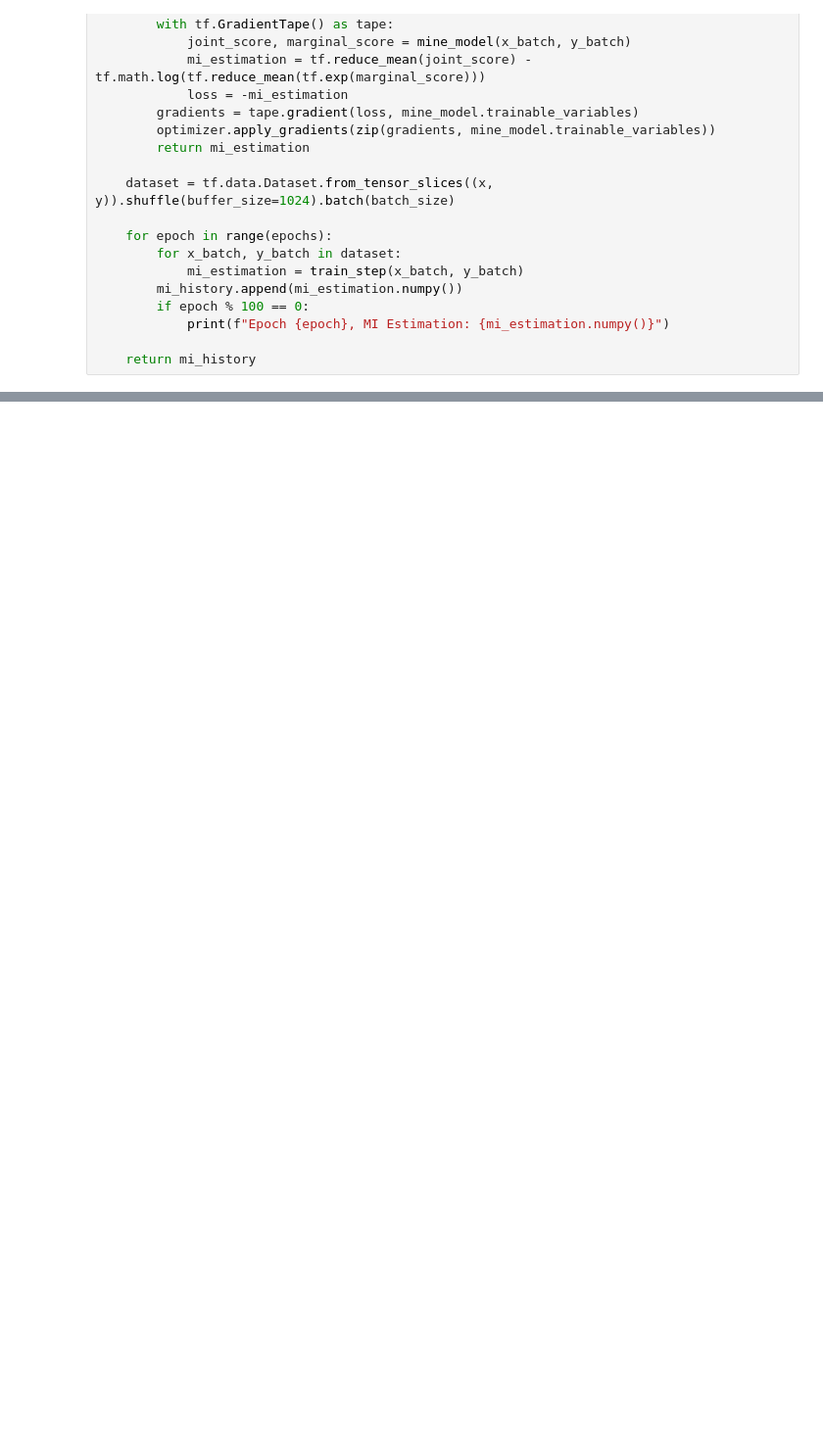
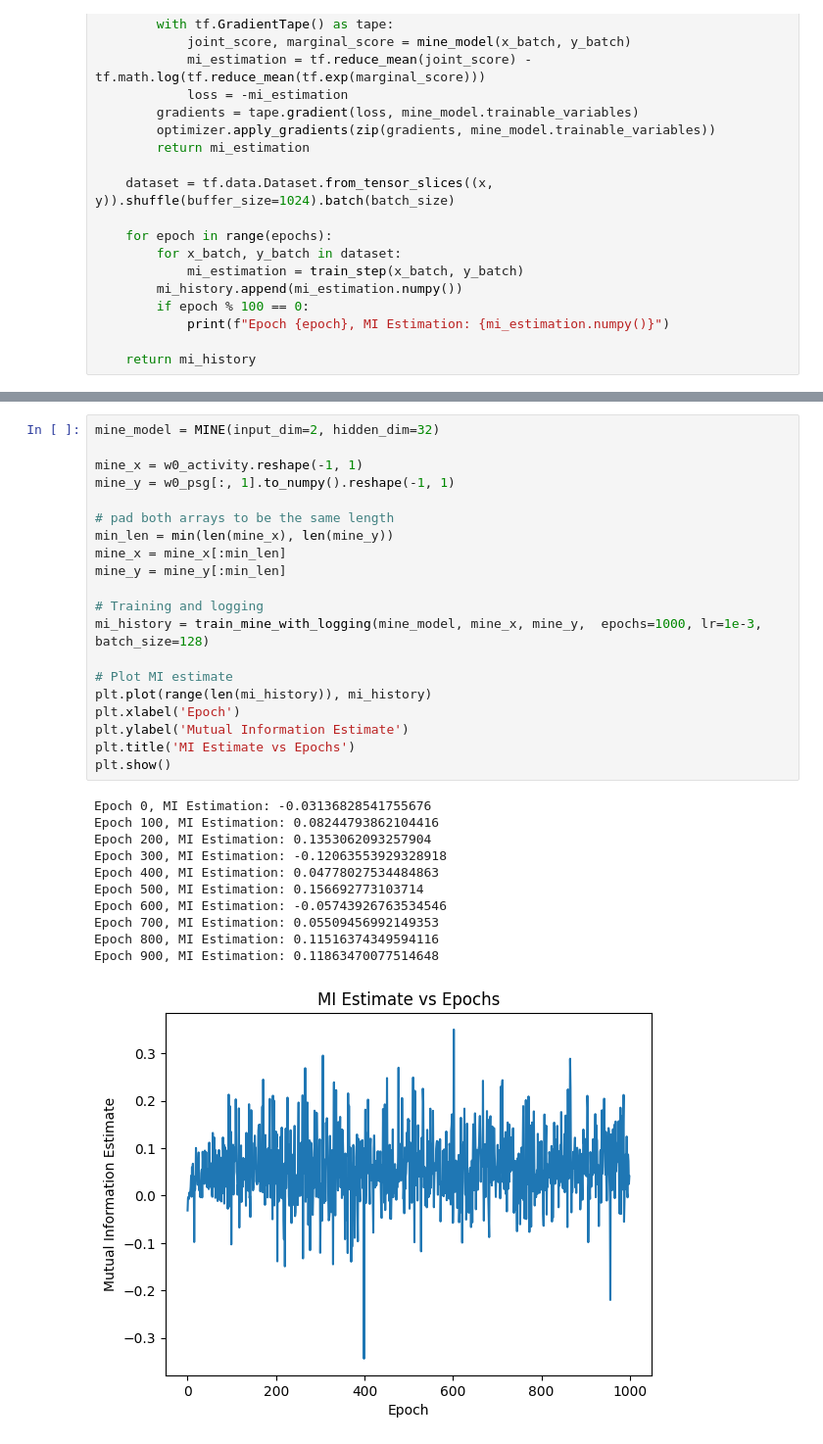
Before and after one commit to Arcascope/pisces, a Jupyter notebook: examples/RGB_Spectrograms/info_gain.ipynb, the cells around one changed output, grey strips where cells are left out. Shown at 98% size. Drawn from its saved outputs; the diff is of its cells as text; blank space fills up the shorter version.

Commit message:
add some stuff about information gain

```diff
--- a/examples/RGB_Spectrograms/info_gain.ipynb
+++ b/examples/RGB_Spectrograms/info_gain.ipynb
@@ -157,0 +169,32 @@ Epoch 900, MI Estimation: 0.9776821136474609
+# %%
+mine_model = MINE(input_dim=2, hidden_dim=32)
+
+mine_x = w0_activity.reshape(-1, 1)
+mine_y = w0_psg[:, 1].to_numpy().reshape(-1, 1)
+
+# pad both arrays to be the same length
+min_len = min(len(mine_x), len(mine_y))
+mine_x = mine_x[:min_len]
+mine_y = mine_y[:min_len]
+
+# Training and logging
+mi_history = train_mine_with_logging(mine_model, mine_x, mine_y,  epochs=1000, lr=1e-3, batch_size=128)
+
+# Plot MI estimate
+plt.plot(range(len(mi_history)), mi_history)
+plt.xlabel('Epoch')
+plt.ylabel('Mutual Information Estimate')
+plt.title('MI Estimate vs Epochs')
+plt.show()
+# %% [output]
+Epoch 0, MI Estimation: -0.03136828541755676
+Epoch 100, MI Estimation: 0.08244793862104416
+Epoch 200, MI Estimation: 0.1353062093257904
+Epoch 300, MI Estimation: -0.12063553929328918
+Epoch 400, MI Estimation: 0.04778027534484863
+Epoch 500, MI Estimation: 0.156692773103714
+Epoch 600, MI Estimation: -0.05743926763534546
+Epoch 700, MI Estimation: 0.05509456992149353
+Epoch 800, MI Estimation: 0.11516374349594116
+Epoch 900, MI Estimation: 0.11863470077514648
+[figure, added]
```
Also changed, not shown: parts of 24 cells of this notebook.
